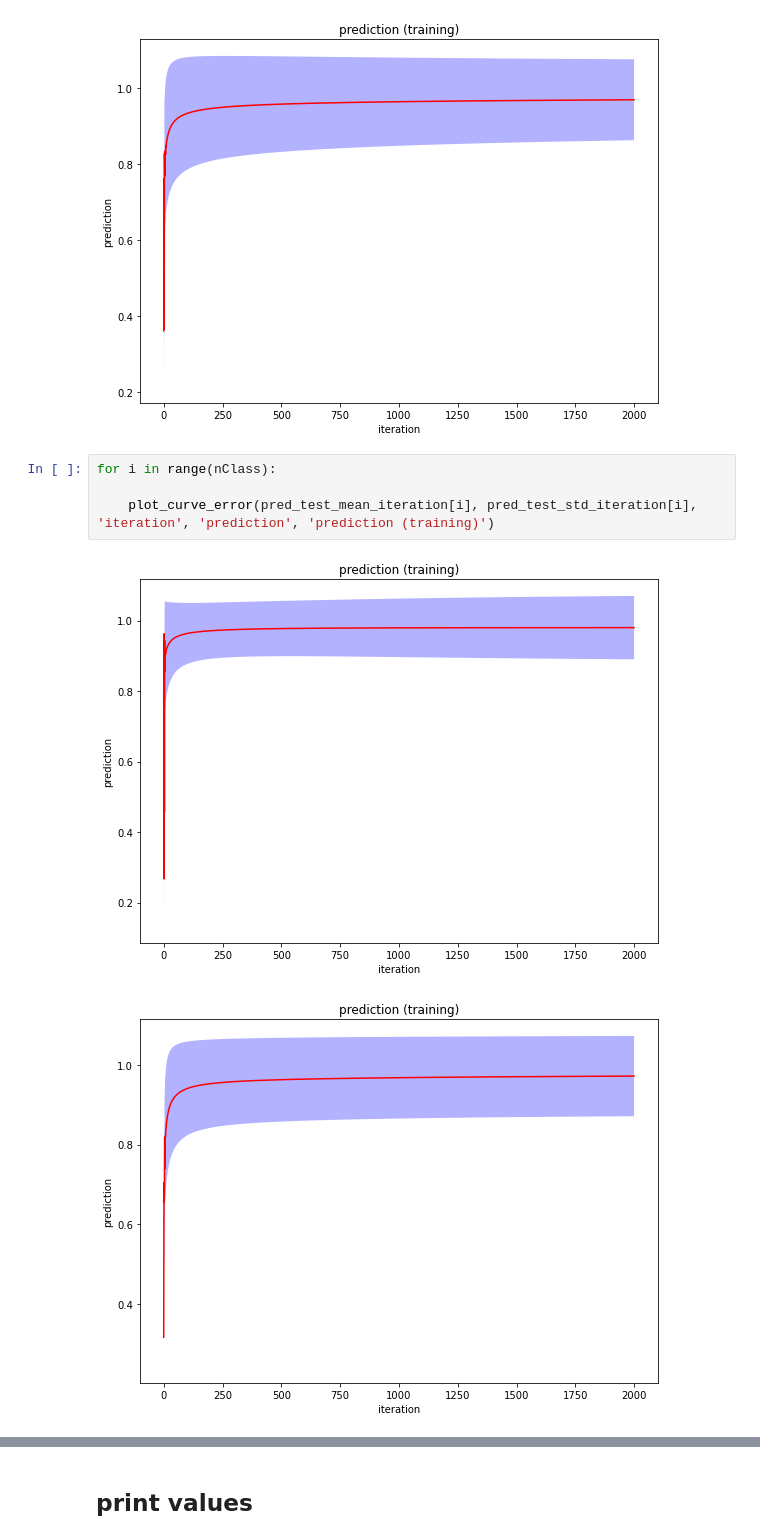
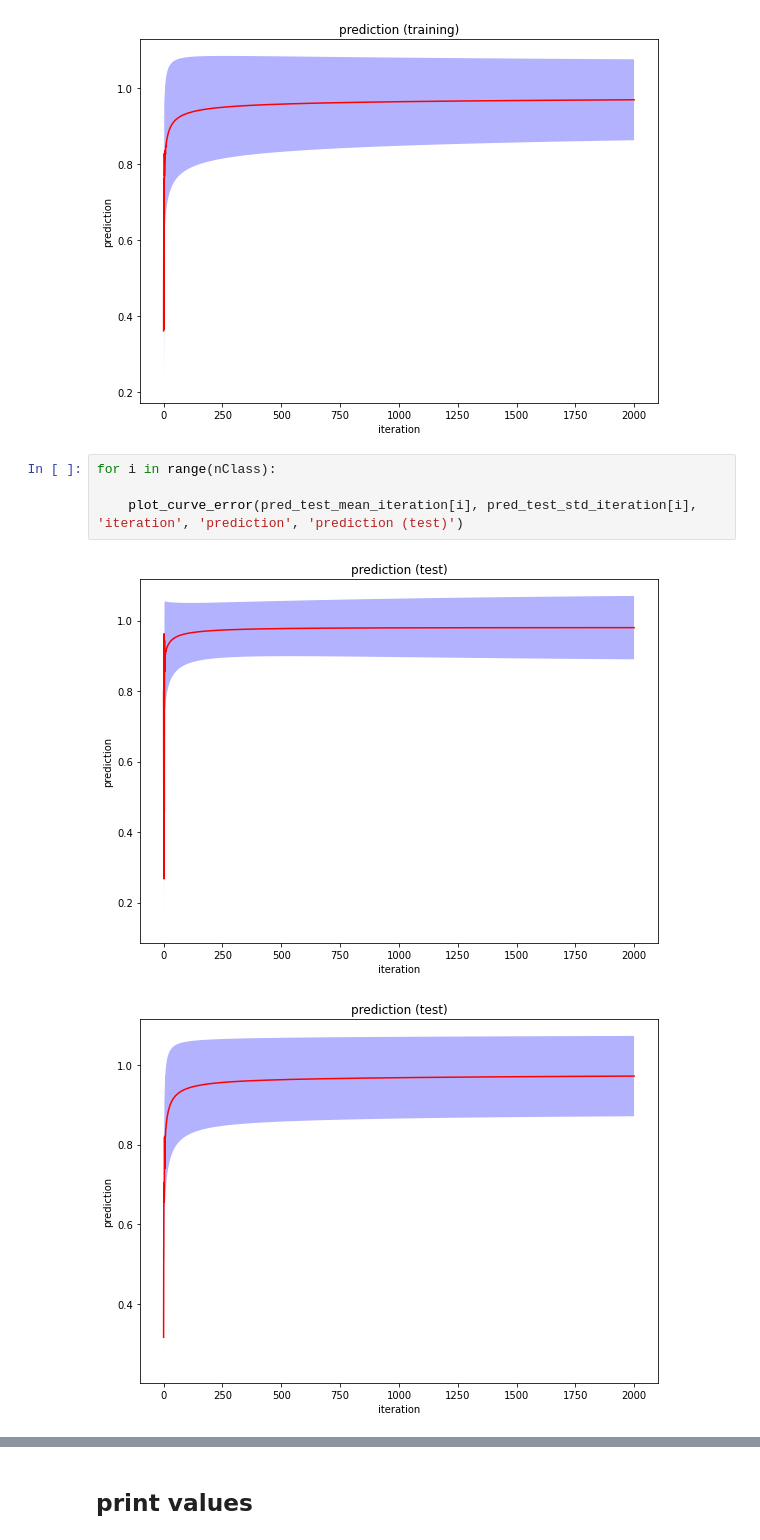
Before and after one commit to dkile/caucse-ml, a Jupyter notebook: assignment/04/assignment_04.ipynb, the cells around one changed output, grey strips where cells are left out. Cells and saved outputs as stored; diff of their text form.

Commit message:
[14] fix plotting accuracy test curve

```diff
--- a/assignment/04/assignment_04.ipynb
+++ b/assignment/04/assignment_04.ipynb
@@ -362,7 +362,7 @@ for i in range(nClass):
 # %%
 for i in range(nClass):
 
-    plot_curve_error(pred_test_mean_iteration[i], pred_test_std_iteration[i], 'iteration', 'prediction', 'prediction (training)')
+    plot_curve_error(pred_test_mean_iteration[i], pred_test_std_iteration[i], 'iteration', 'prediction', 'prediction (test)')
 # %% [output]
-[figure, old version]
+[figure, new version]
-[figure, old version]
+[figure, new version]
```
Also changed, not shown: parts of 1 cell of this notebook.
